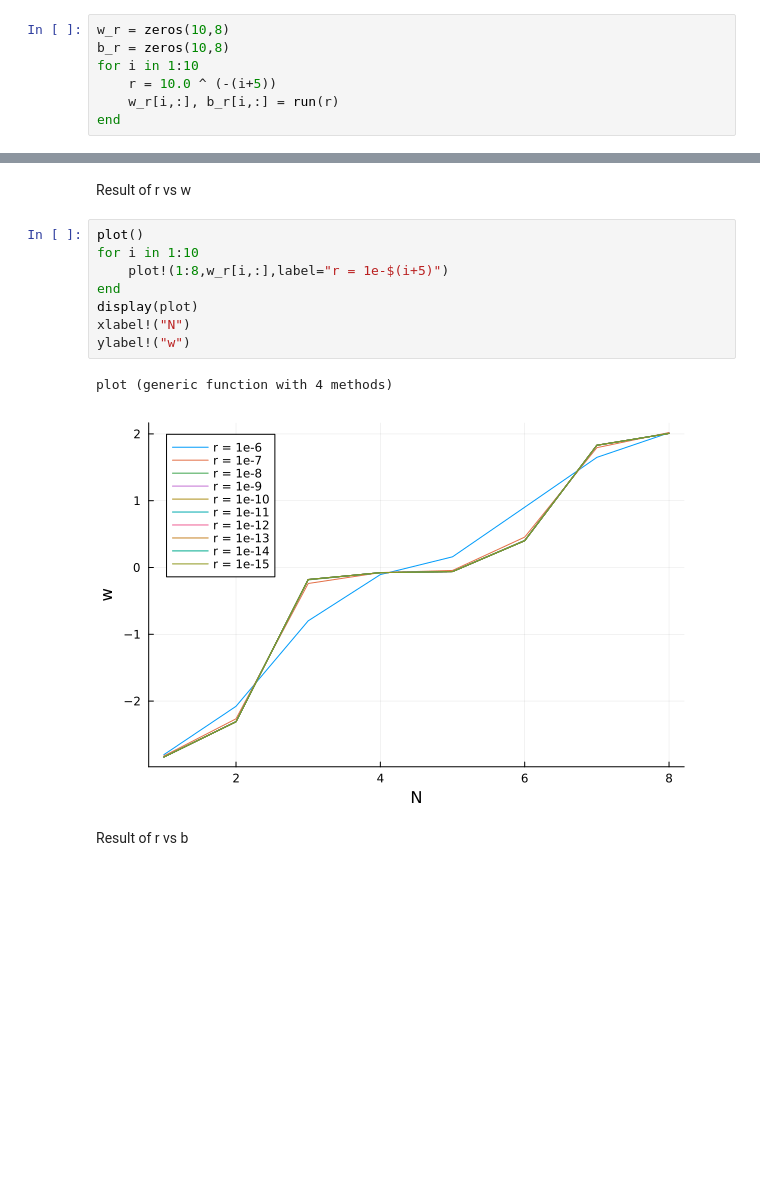
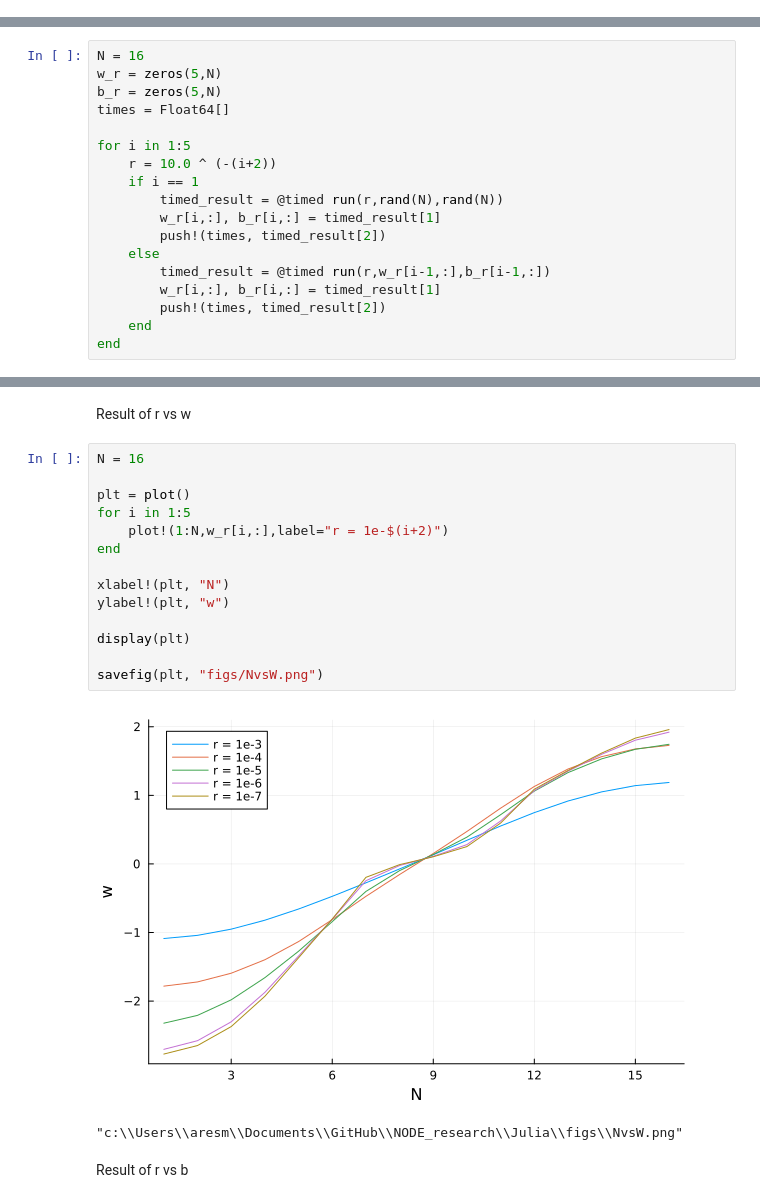
Before and after one commit to hody-chang/NODE_research, a Jupyter notebook: Julia/NODE.ipynb, the cells around one changed output, grey strips where cells are left out. Saved outputs shown, nothing was run; the diff lists cells and outputs as text; blank space fills up the shorter version.

Commit message:
Update the Julia code and add some test

```diff
--- a/Julia/NODE.ipynb
+++ b/Julia/NODE.ipynb
@@ -138,7 +140,0 @@ run (generic function with 1 method)
-# %%
-w_r = zeros(10,8)
-b_r = zeros(10,8)
-for i in 1:10
-    r = 10.0 ^ (-(i+5))
-    w_r[i,:], b_r[i,:] = run(r)
-end
@@ -146,0 +141,18 @@ Resid = 9.90804146081052e-6Resid = 9.962881030495933e-6Resid = 9.834005940452417
+# %%
+N = 16
+w_r = zeros(5,N)
+b_r = zeros(5,N)
+times = Float64[]
+
+for i in 1:5
+    r = 10.0 ^ (-(i+2))
+    if i == 1
+        timed_result = @timed run(r,rand(N),rand(N))
+        w_r[i,:], b_r[i,:] = timed_result[1]
+        push!(times, timed_result[2])
+    else
+        timed_result = @timed run(r,w_r[i-1,:],b_r[i-1,:])
+        w_r[i,:], b_r[i,:] = timed_result[1]
+        push!(times, timed_result[2])
+    end
+end
@@ -154,16 +179,22 @@ plot!(x', fhat,label="approx")
 # %% [markdown]
 Result of r vs w
 # %%
-plot()
-for i in 1:10
-    plot!(1:8,w_r[i,:],label="r = 1e-$(i+5)")
+N = 16
+
+plt = plot()
+for i in 1:5
+    plot!(1:N,w_r[i,:],label="r = 1e-$(i+2)")
 end
-display(plot)
-xlabel!("N")
-ylabel!("w")
+
+xlabel!(plt, "N")
+ylabel!(plt, "w")
+
+display(plt)
+
+savefig(plt, "figs/NvsW.png")
 # %% [output]
+[figure, new version]
-plot (generic function with 4 methods)
+"c:\\Users\\aresm\\Documents\\GitHub\\NODE_research\\Julia\\figs\\NvsW.png"
-[figure, old version]
 # %% [markdown]
 Result of r vs b
 # %%
```
Also changed, not shown: parts of 8 cells of this notebook, 4 other files.
